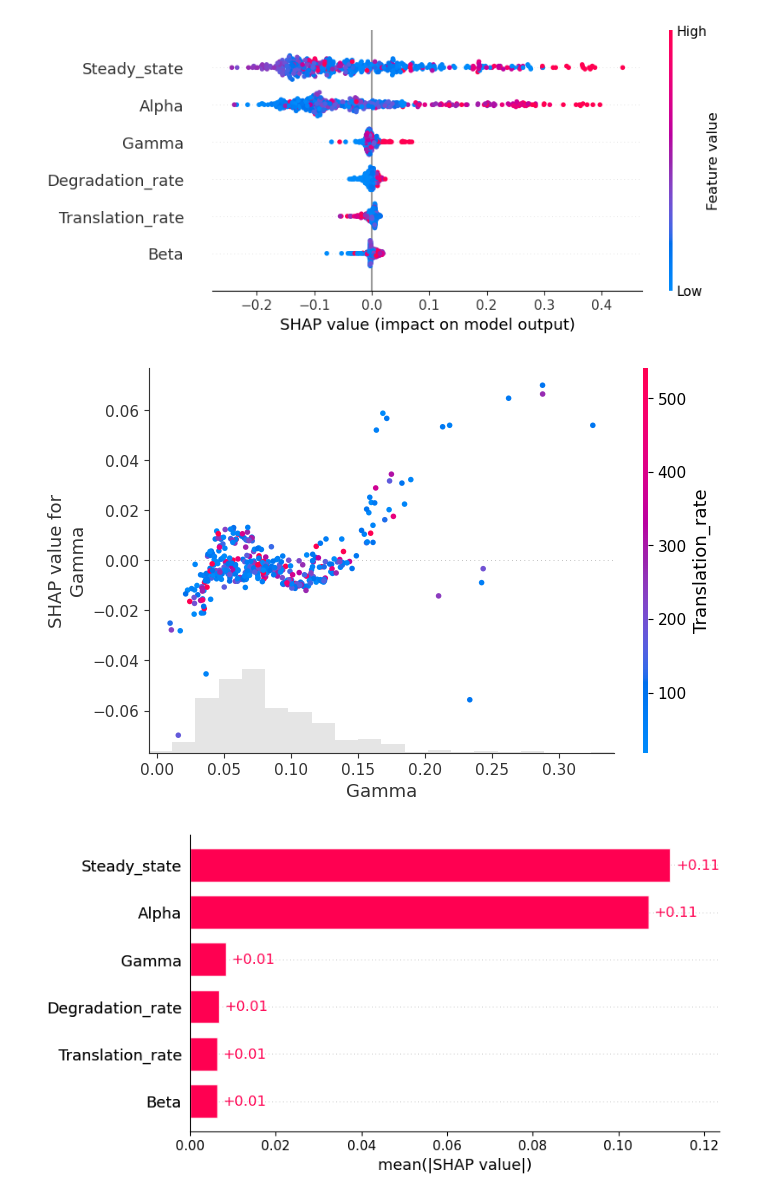
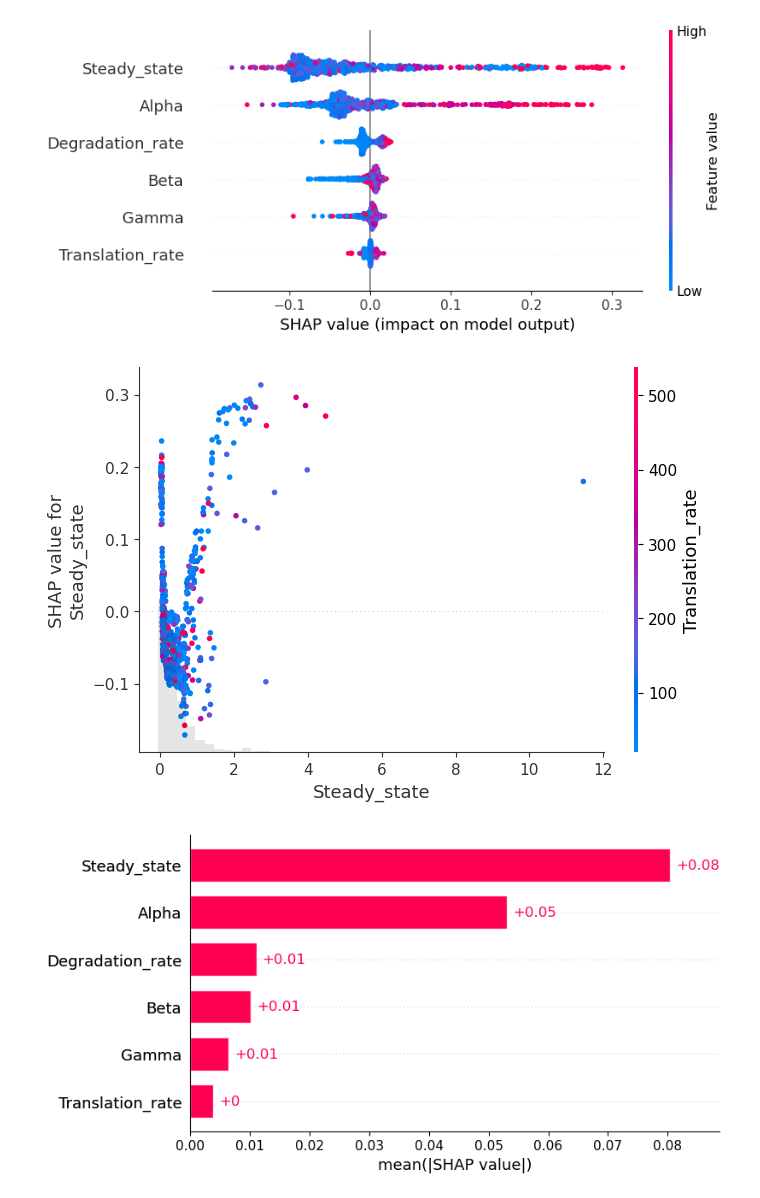
Before and after one commit to reliscu/chronocell_simulations, a Jupyter notebook: simulate_data.ipynb, the cells around one changed output. Drawn from its saved outputs; the diff is of its cells as text; code cells hidden in the pictures.

```diff
--- a/simulate_data.ipynb
+++ b/simulate_data.ipynb
@@ -49,10 +50,10 @@ deg_rate_sd = 1.5
 # %%
 # Simulate data
 
-n = 3000 # No. cells per lineage
+n = 1000 # No. cells per lineage
 p = 1000 # No. genes
 topo = np.array([[0, 1, 2], [0, 1, 3]])
-tau = (0, 5, 10)
+tau = (0, 6, 12)
 
 theta = get_RNA_params(topo, p, alpha_mu, alpha_sd, beta_mu, beta_sd, gamma_mu, gamma_sd, random_seed=random_seed)
 phi = get_protein_params(p, transl_rate_mu, transl_rate_sd, deg_rate_mu, deg_rate_sd, random_seed=random_seed)
@@ -180,0 +157,32 @@ Cluster
+# %%
+# theta_l = np.concatenate((theta[:,topo[l]], theta[:,-2:]), axis=1)
+
+rows = []
+for i in range(p):
+    y_i = Y_observed[:, i, 1]
+    p_i = P_observed[:,i]
+
+    steady_state = theta[i, 0]
+    alpha_vals = theta[i, 1:-2]  # all columns after steady_state up to beta
+    beta = theta[i, -2]
+    gamma = theta[i, -1]
+
+    row = {
+        'Cor': np.corrcoef(y_i, p_i)[0, 1],
+        'Steady_state': steady_state,
+        'Beta': beta,
+        'Gamma': gamma,
+        'Translation_rate': phi[i, 0],
+        'Degradation_rate': phi[i, -1]
+    }
+
+    for j, val in enumerate(alpha_vals, 1):
+        row[f'Alpha {j}'] = val
+
+    rows.append(row)
+
+data = pd.DataFrame(rows)
+
+param_cols = data.columns.values[1:data.shape[0]]
+
+plt.hist(data['Cor'], bins=20);
@@ -262,34 +405,34 @@ dtype: float64
 import pandas as pd
 import shap
 import numpy as np
 import matplotlib.pyplot as plt
 from sklearn.ensemble import RandomForestRegressor
 from sklearn.model_selection import train_test_split
 
 # 1. Prepare features and target
 X = data[param_cols]
 y = data['Cor']
 
 # 2. Train/test split (optional but recommended for evaluation)
 X_train, X_test, y_train, y_test = train_test_split(X, y, test_size=0.2, random_state=0)
 
 # 3. Fit Random Forest
 model = RandomForestRegressor(n_estimators=100, max_depth=5, random_state=0)
 model.fit(X_train, y_train)
 
 # 4. Create SHAP explainer with new API
 explainer = shap.Explainer(model, X_train)
 shap_values = explainer(X_train)  # Explanation object
 
 # 5. Plot summary (beeswarm)
 shap.plots.beeswarm(shap_values, max_display=10)
 
 # 6. Plot dependence (e.g. Gamma vs Cor, colored by Translation_rate)
-shap.plots.scatter(shap_values[:, "Gamma"], color=shap_values[:, "Translation_rate"])
+shap.plots.scatter(shap_values[:, "Steady_state"], color=shap_values[:, "Translation_rate"])
 
 # 7. If you want bar plot of mean |SHAP| values:
 shap.plots.bar(shap_values, max_display=10)
 # %% [output]
-[figure, old version]
+[figure, new version]
-[figure, old version]
+[figure, new version]
-[figure, old version]
+[figure, new version]
```
Also changed, not shown: parts of 19 cells of this notebook.
